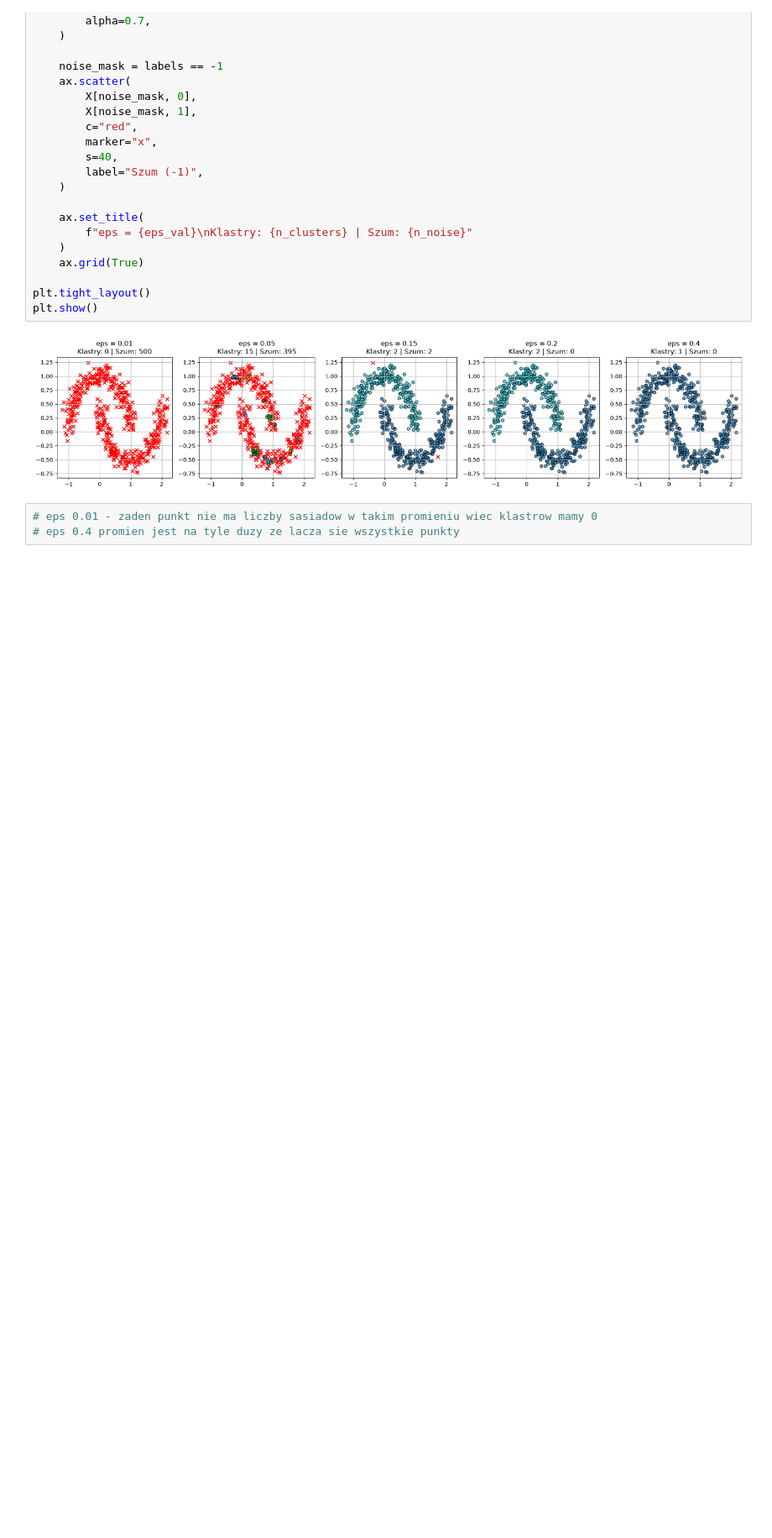
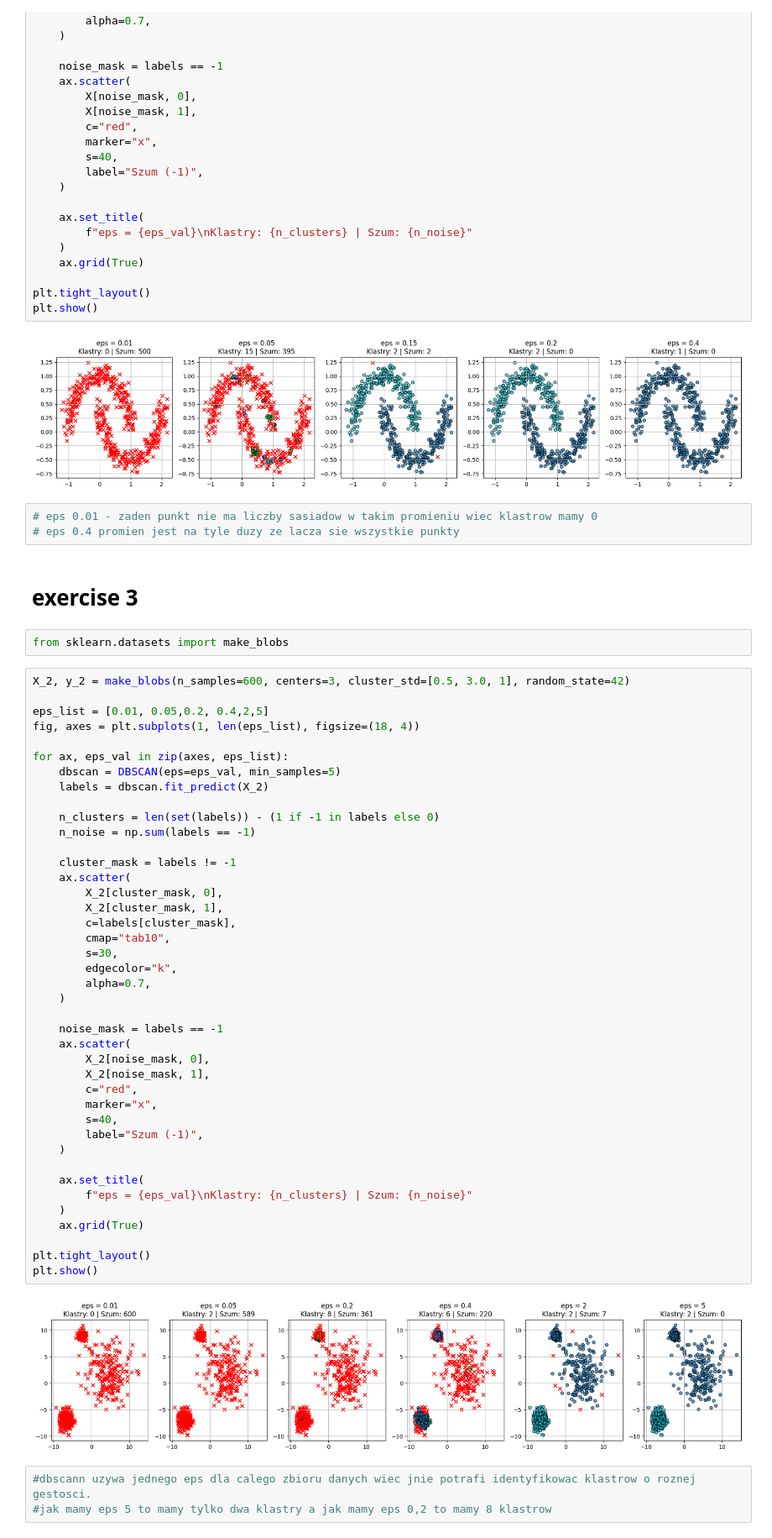
Before and after one commit to michallitwin/python-learning, a Jupyter notebook: python_ml/pca, dcscann, tsne/dbscann_exer.ipynb, the cells around one changed output. Shown at 84% size. Saved outputs shown, nothing was run; the diff lists cells and outputs as text; blank space fills up the shorter version.

```diff
--- a/python_ml/pca, dcscann, tsne/dbscann_exer.ipynb
+++ b/python_ml/pca, dcscann, tsne/dbscann_exer.ipynb
@@ -143,3 +151,53 @@ plt.show()
 # %%
 # eps 0.01 - zaden punkt nie ma liczby sasiadow w takim promieniu wiec klastrow mamy 0
 # eps 0.4 promien jest na tyle duzy ze lacza sie wszystkie punkty
+# %% [markdown]
+# exercise 3
+# %%
+from sklearn.datasets import make_blobs
+# %%
+X_2, y_2 = make_blobs(n_samples=600, centers=3, cluster_std=[0.5, 3.0, 1], random_state=42)
+
+eps_list = [0.01, 0.05,0.2, 0.4,2,5]
+fig, axes = plt.subplots(1, len(eps_list), figsize=(18, 4))
+
+for ax, eps_val in zip(axes, eps_list):
+    dbscan = DBSCAN(eps=eps_val, min_samples=5)
+    labels = dbscan.fit_predict(X_2)
+
+    n_clusters = len(set(labels)) - (1 if -1 in labels else 0)
+    n_noise = np.sum(labels == -1)
+
+    cluster_mask = labels != -1
+    ax.scatter(
+        X_2[cluster_mask, 0],
+        X_2[cluster_mask, 1],
+        c=labels[cluster_mask],
+        cmap="tab10",
+        s=30,
+        edgecolor="k",
+        alpha=0.7,
+    )
+
+    noise_mask = labels == -1
+    ax.scatter(
+        X_2[noise_mask, 0],
+        X_2[noise_mask, 1],
+        c="red",
+        marker="x",
+        s=40,
+        label="Szum (-1)",
+    )
+
+    ax.set_title(
+        f"eps = {eps_val}\nKlastry: {n_clusters} | Szum: {n_noise}"
+    )
+    ax.grid(True)
+
+plt.tight_layout()
+plt.show()
+# %% [output]
+[figure, added]
+# %%
+#dbscann uzywa jednego eps dla calego zbioru danych wiec jnie potrafi identyfikowac klastrow o roznej gestosci.
+#jak mamy eps 5 to mamy tylko dwa klastry a jak mamy eps 0,2 to mamy 8 klastrow
```
Also changed, not shown: parts of 33 cells of this notebook, 2 other files.
